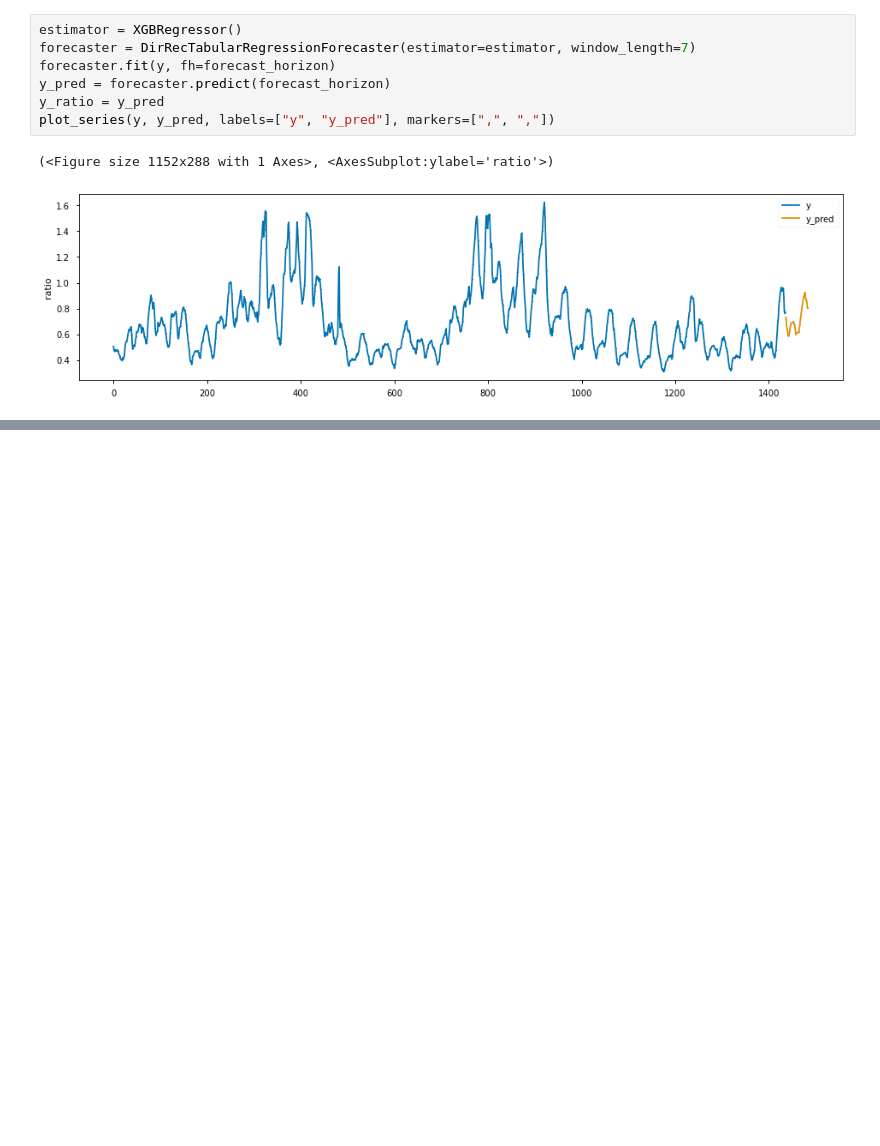
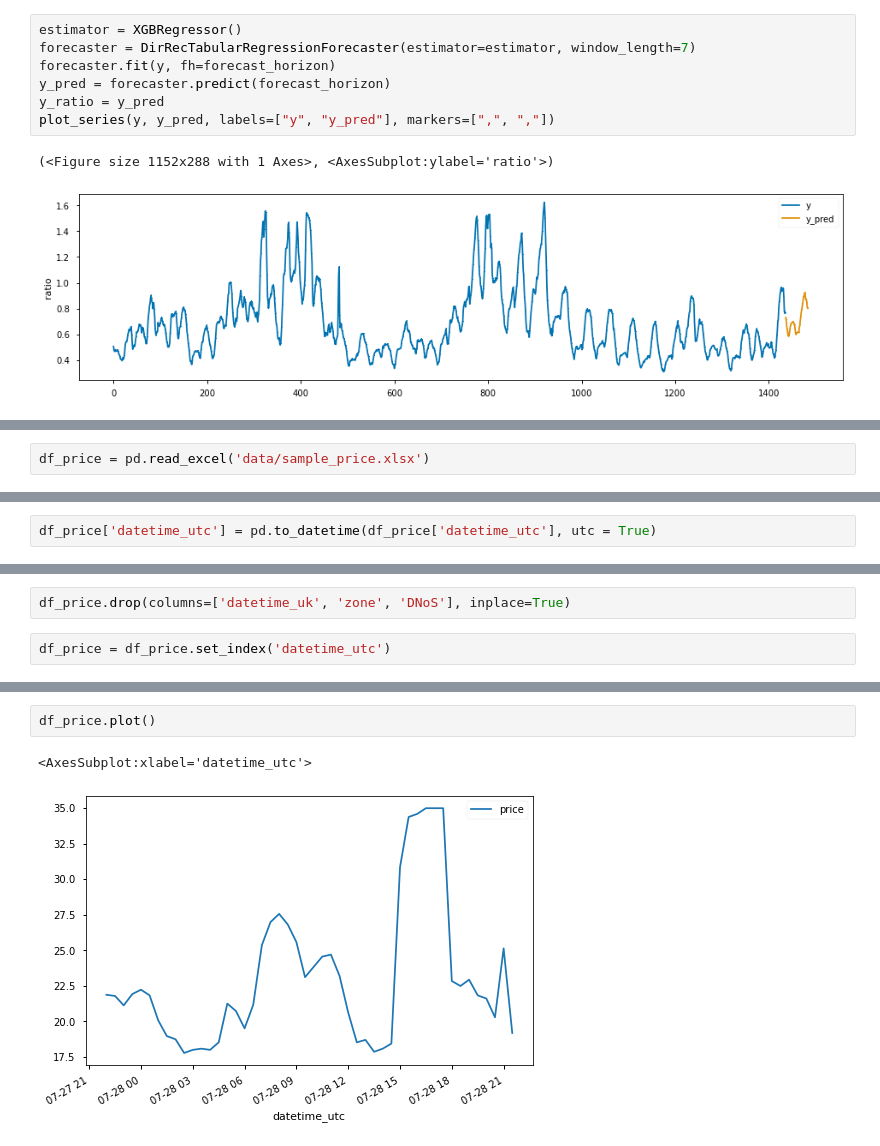
Before and after one commit to SANDEEP14380/SmartHomeNotifier, a Jupyter notebook: forecasting_energy_generation_analysis.ipynb, the cells around one changed output, grey strips where cells are left out. Drawn from its saved outputs; the diff is of its cells as text; blank space fills up the shorter version.

```diff
--- a/forecasting_energy_generation_analysis.ipynb
+++ b/forecasting_energy_generation_analysis.ipynb
@@ -763,0 +763,2 @@ plt.legend()
+# %%
+df_price = pd.read_excel('data/sample_price.xlsx')
@@ -763,0 +774,2 @@ plt.legend()
+# %%
+df_price['datetime_utc'] = pd.to_datetime(df_price['datetime_utc'], utc = True)
@@ -763,0 +818,4 @@ plt.legend()
+# %%
+df_price.drop(columns=['datetime_uk', 'zone', 'DNoS'], inplace=True)
+# %%
+df_price = df_price.set_index('datetime_utc')
@@ -763,0 +842,5 @@ plt.legend()
+# %%
+df_price.plot()
+# %% [output]
+<AxesSubplot:xlabel='datetime_utc'>
+[figure, added]
```
Also changed, not shown: parts of 16 cells of this notebook.
